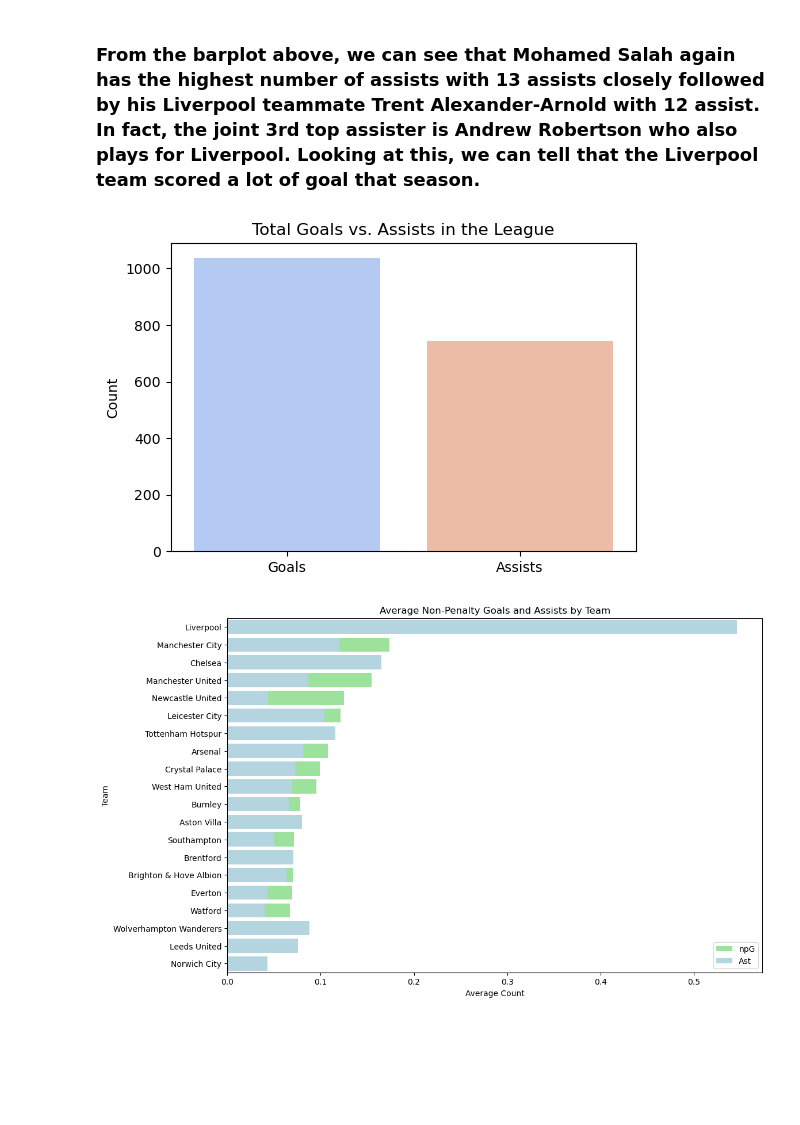
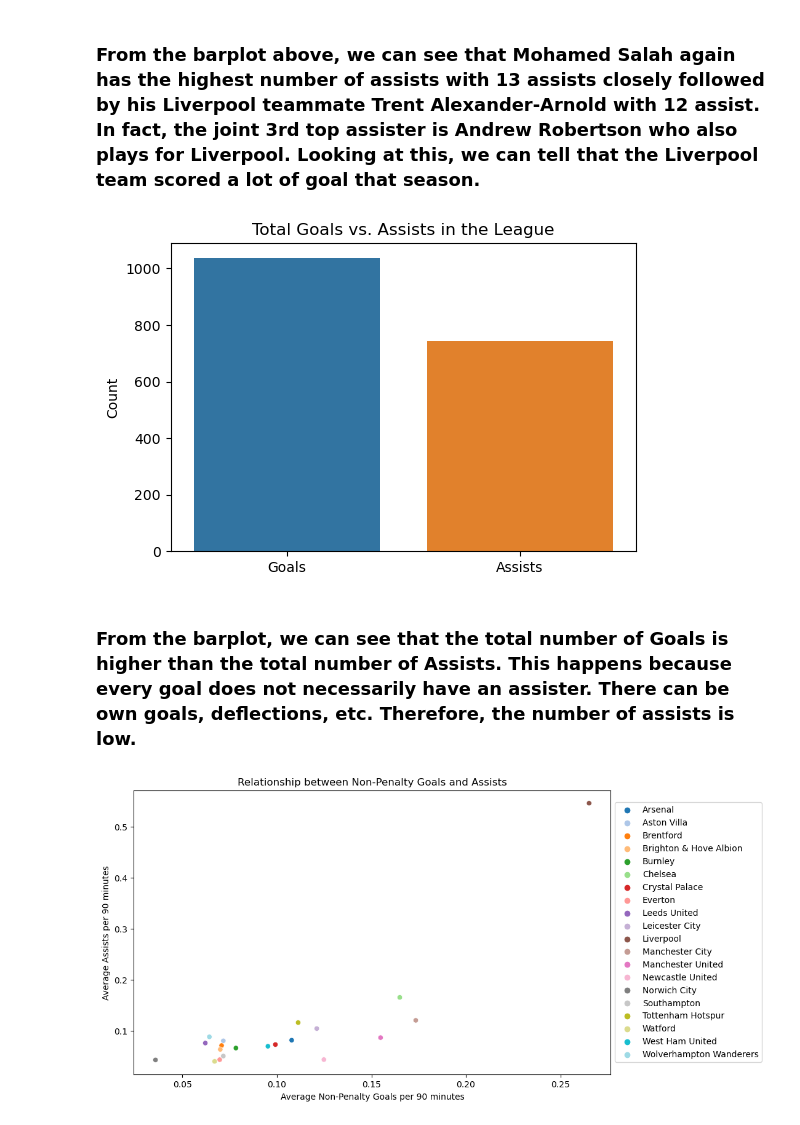
Before and after one commit to aasnayem/Soccer, a Jupyter notebook: SoccerData.ipynb, the cells around one changed output. Cells and saved outputs as stored; diff of their text form; code cells hidden in the pictures; blank space fills up the shorter version.

```diff
--- a/SoccerData.ipynb
+++ b/SoccerData.ipynb
@@ -193,22 +193,22 @@ total_goals = df['Gls'].sum()
 total_assists = df['Ast'].sum()
 
 plt.figure(figsize=(6,4))
-sns.barplot(x=['Goals', 'Assists'], y=[total_goals, total_assists], palette='coolwarm')
+sns.barplot(x=['Goals', 'Assists'], y=[total_goals, total_assists])
 plt.title('Total Goals vs. Assists in the League')
 plt.ylabel('Count')
 plt.show()
 # %% [output]
-[figure, old version]
+[figure, new version]
+# %% [markdown]
+### From the barplot, we can see that the total number of Goals is higher than the total number of Assists. This happens because every goal does not necessarily have an assister. There can be own goals, deflections, etc. Therefore, the number of assists is low.
 # %%
-team_performance = df.groupby('Team')[['npG p90', 'Ast p90']].mean().reset_index()
+plt.figure(figsize=(10, 6))
+sns.scatterplot(x='npG p90', y='Ast p90', data=team_performance, hue='Team', palette='tab20')
 
-plt.figure(figsize=(12,8))
-sns.barplot(x='npG p90', y='Team', data=team_performance.sort_values('npG p90', ascending=False), color='lightgreen', label='npG')
-sns.barplot(x='Ast p90', y='Team', data=team_performance.sort_values('npG p90', ascending=False), color='lightblue', label='Ast')
-plt.title('Average Non-Penalty Goals and Assists by Team')
-plt.xlabel('Average Count')
-plt.ylabel('Team')
-plt.legend()
+plt.title('Relationship between Non-Penalty Goals and Assists')
+plt.xlabel('Average Non-Penalty Goals per 90 minutes')
+plt.ylabel('Average Assists per 90 minutes')
+plt.legend(loc='center left', bbox_to_anchor=(1, 0.5), ncol=1)
 plt.show()
 # %% [output]
-[figure, old version]
+[figure, new version]
```
Also changed, not shown: parts of 6 cells of this notebook.
